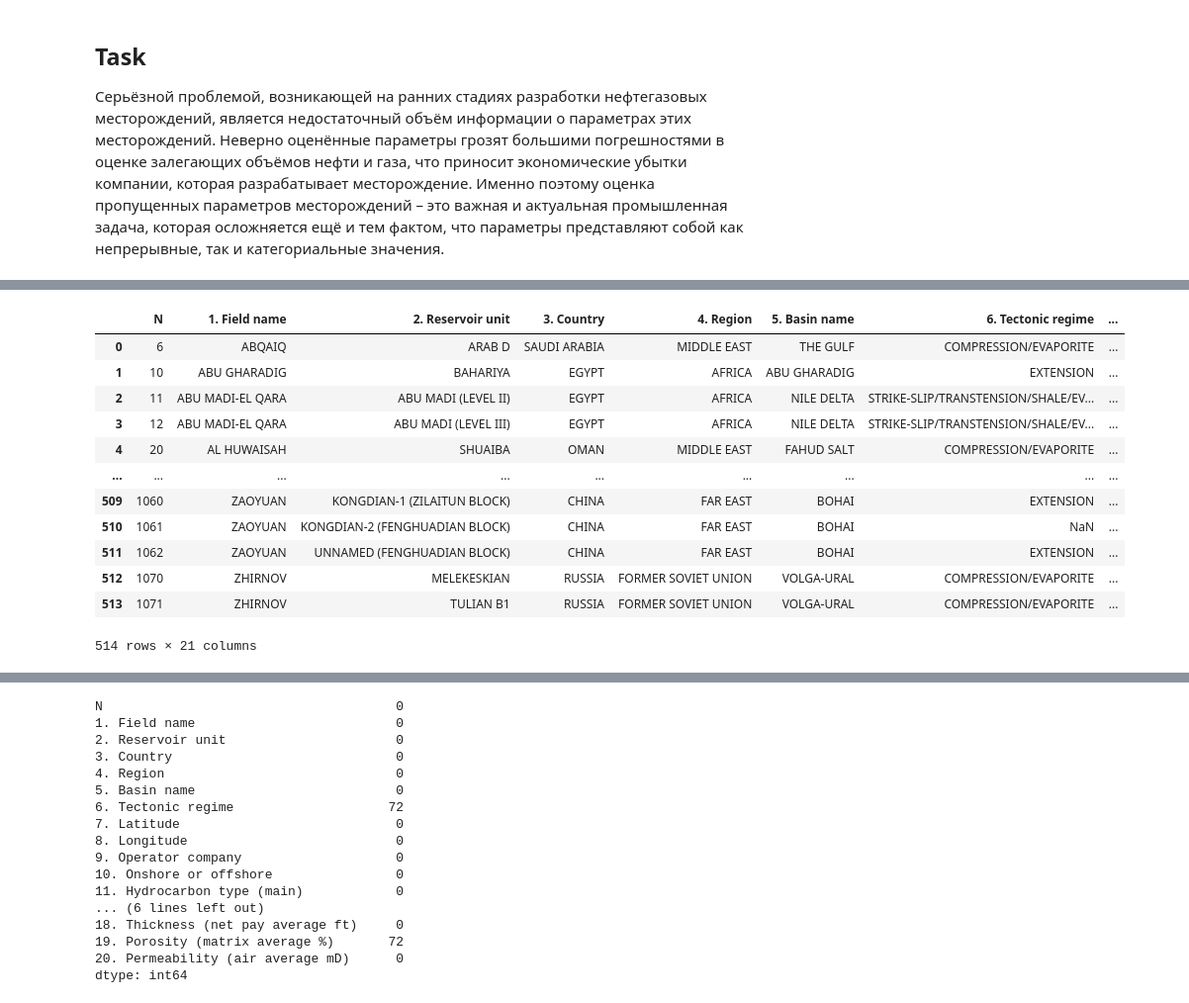
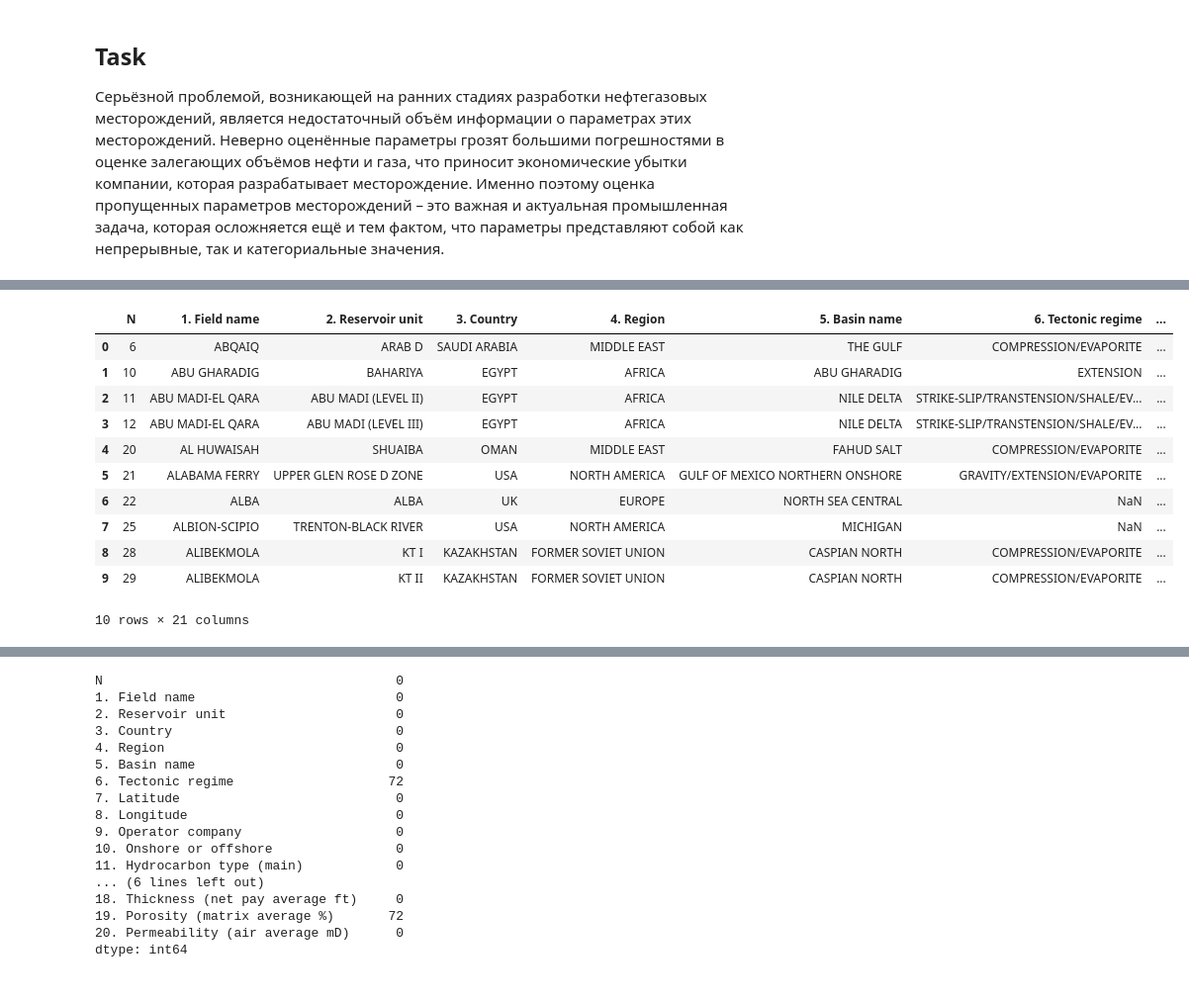
Before and after one commit to pakhomovmss/wells-clustering, a Jupyter notebook: Spectral Clustering.ipynb, the cells around one changed output, grey strips where cells are left out. Shown at 99% size. Saved outputs shown, nothing was run; the diff lists cells and outputs as text; code cells hidden in the pictures.

```diff
--- a/Spectral Clustering.ipynb
+++ b/Spectral Clustering.ipynb
@@ -27,20 +29,19 @@ import warnings
 warnings.filterwarnings('ignore')
 # %%
 df = pd.read_csv('./dataset_for_participants.csv')
+
+df.head(10)
+# %% [output]
+|  | N | 1. Field name | 2. Reservoir unit | 3. Country | 4. Region | 5. Basin name | 6. Tectonic regime | ... |
+| 0 | 6 | ABQAIQ | ARAB D | SAUDI ARABIA | MIDDLE EAST | THE GULF | COMPRESSION/EVAPORITE | ... |
+| 1 | 10 | ABU GHARADIG | BAHARIYA | EGYPT | AFRICA | ABU GHARADIG | EXTENSION | ... |
+| 2 | 11 | ABU MADI-EL QARA | ABU MADI (LEVEL II) | EGYPT | AFRICA | NILE DELTA | STRIKE-SLIP/TRANSTENSION/SHALE/EV... | ... |
+| 3 | 12 | ABU MADI-EL QARA | ABU MADI (LEVEL III) | EGYPT | AFRICA | NILE DELTA | STRIKE-SLIP/TRANSTENSION/SHALE/EV... | ... |
+| 4 | 20 | AL HUWAISAH | SHUAIBA | OMAN | MIDDLE EAST | FAHUD SALT | COMPRESSION/EVAPORITE | ... |
+| 5 | 21 | ALABAMA FERRY | UPPER GLEN ROSE D ZONE | USA | NORTH AMERICA | GULF OF MEXICO NORTHERN ONSHORE | GRAVITY/EXTENSION/EVAPORITE | ... |
+| 6 | 22 | ALBA | ALBA | UK | EUROPE | NORTH SEA CENTRAL | NaN | ... |
+| 7 | 25 | ALBION-SCIPIO | TRENTON-BLACK RIVER | USA | NORTH AMERICA | MICHIGAN | NaN | ... |
+| 8 | 28 | ALIBEKMOLA | KT I | KAZAKHSTAN | FORMER SOVIET UNION | CASPIAN NORTH | COMPRESSION/EVAPORITE | ... |
+| 9 | 29 | ALIBEKMOLA | KT II | KAZAKHSTAN | FORMER SOVIET UNION | CASPIAN NORTH | COMPRESSION/EVAPORITE | ... |
+10 rows × 21 columns
-# %%
-df
-# %% [output]
-|  | N | 1. Field name | 2. Reservoir unit | 3. Country | 4. Region | 5. Basin name | 6. Tectonic regime | ... |
-| 0 | 6 | ABQAIQ | ARAB D | SAUDI ARABIA | MIDDLE EAST | THE GULF | COMPRESSION/EVAPORITE | ... |
-| 1 | 10 | ABU GHARADIG | BAHARIYA | EGYPT | AFRICA | ABU GHARADIG | EXTENSION | ... |
-| 2 | 11 | ABU MADI-EL QARA | ABU MADI (LEVEL II) | EGYPT | AFRICA | NILE DELTA | STRIKE-SLIP/TRANSTENSION/SHALE/EV... | ... |
-| 3 | 12 | ABU MADI-EL QARA | ABU MADI (LEVEL III) | EGYPT | AFRICA | NILE DELTA | STRIKE-SLIP/TRANSTENSION/SHALE/EV... | ... |
-| 4 | 20 | AL HUWAISAH | SHUAIBA | OMAN | MIDDLE EAST | FAHUD SALT | COMPRESSION/EVAPORITE | ... |
-| ... | ... | ... | ... | ... | ... | ... | ... | ... |
-| 509 | 1060 | ZAOYUAN | KONGDIAN-1 (ZILAITUN BLOCK) | CHINA | FAR EAST | BOHAI | EXTENSION | ... |
-| 510 | 1061 | ZAOYUAN | KONGDIAN-2 (FENGHUADIAN BLOCK) | CHINA | FAR EAST | BOHAI | NaN | ... |
-| 511 | 1062 | ZAOYUAN | UNNAMED (FENGHUADIAN BLOCK) | CHINA | FAR EAST | BOHAI | EXTENSION | ... |
-| 512 | 1070 | ZHIRNOV | MELEKESKIAN | RUSSIA | FORMER SOVIET UNION | VOLGA-URAL | COMPRESSION/EVAPORITE | ... |
-| 513 | 1071 | ZHIRNOV | TULIAN B1 | RUSSIA | FORMER SOVIET UNION | VOLGA-URAL | COMPRESSION/EVAPORITE | ... |
-514 rows × 21 columns
 # %%
```
Also changed, not shown: parts of 9 cells of this notebook.
